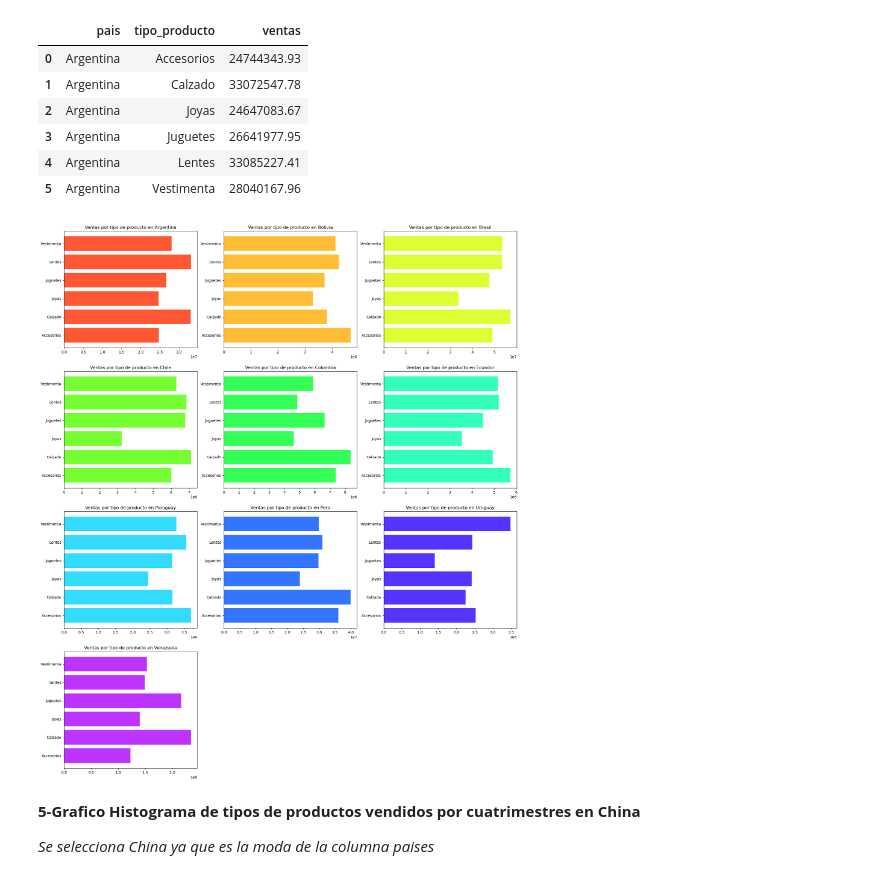
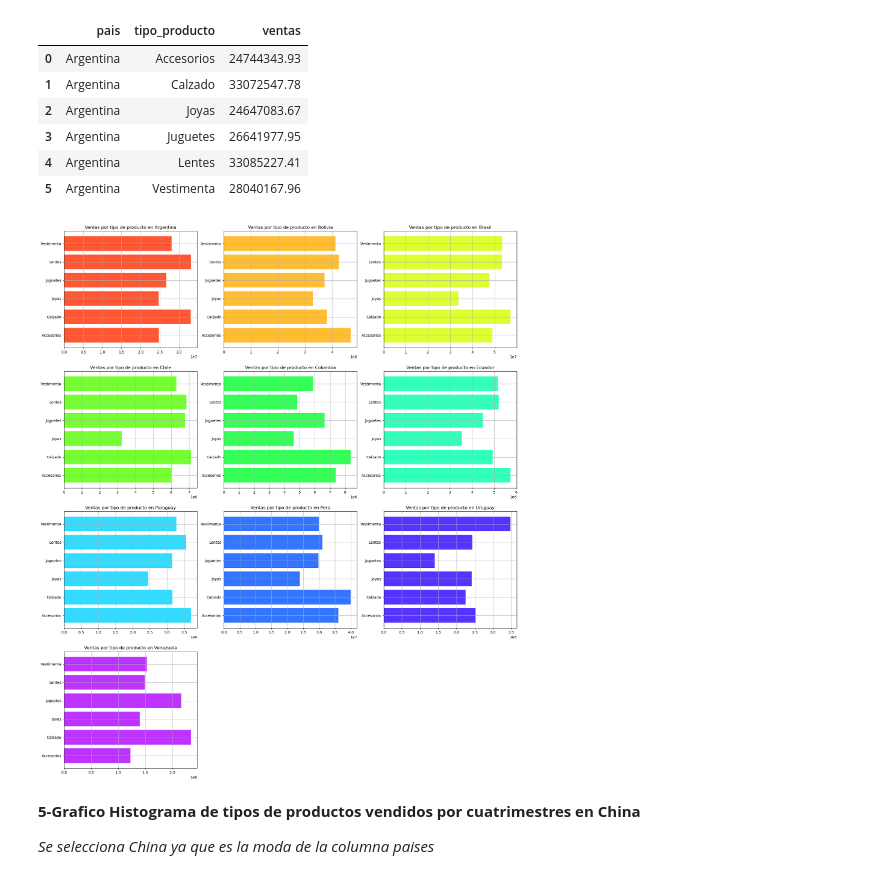
Before and after one commit to manuelpalomeque/ISPC--An-lisisDeDatos--DataBring, a Jupyter notebook: Proyecto Integrador - Analista de Datos - ISPC-Palomeque.ipynb, the cells around one changed output. Saved outputs shown, nothing was run; the diff lists cells and outputs as text; code cells hidden in the pictures.

```diff
--- a/Proyecto Integrador - Analista de Datos - ISPC-Palomeque.ipynb
+++ b/Proyecto Integrador - Analista de Datos - ISPC-Palomeque.ipynb
@@ -673,77 +755,67 @@ plt.figure(figsize=(22, 40))
 # Argentina
 plt.subplot(6,3,1)
 plt.barh(tipoProductoArgentina['tipo_producto'], tipoProductoArgentina['ventas'], color= "#FF5733")
-# plt.xlabel('Cantidad de ventas')
-# plt.ylabel('Tipo de producto')
 plt.title('Ventas por tipo de producto en Argentina')
+plt.grid(True)
 
 # Bolivia
 plt.subplot(6,3,2)
 plt.barh(tipoProductoBolivia['tipo_producto'], tipoProductoBolivia['ventas'], color= "#FFBD33")
-# plt.xlabel('Cantidad de ventas')
-# plt.ylabel('Tipo de producto')
 plt.title('Ventas por tipo de producto en Bolivia')
+plt.grid(True)
 
 # Brazil
 plt.subplot(6,3,3)
 plt.barh(tipoProductoBrazil['tipo_producto'], tipoProductoBrazil['ventas'], color= "#DBFF33")
-# plt.xlabel('Cantidad de ventas')
-# plt.ylabel('Tipo de producto')
 plt.title('Ventas por tipo de producto en Brasil')
+plt.grid(True)
 
 # Chile
 plt.subplot(6,3,4)
 plt.barh(tipoProductoChile['tipo_producto'], tipoProductoChile['ventas'], color= "#75FF33")
-# plt.xlabel('Cantidad de ventas')
-# plt.ylabel('Tipo de producto')
 plt.title('Ventas por tipo de producto en Chile')
+plt.grid(True)
 
 # Colombia
 plt.subplot(6,3,5)
 plt.barh(tipoProductoColombia['tipo_producto'], tipoProductoColombia['ventas'], color= "#33FF57")
-# plt.xlabel('Cantidad de ventas')
-# plt.ylabel('Tipo de producto')
 plt.title('Ventas por tipo de producto en Colombia')
+plt.grid(True)
 
 # Ecuador
 plt.subplot(6,3,6)
 plt.barh(tipoProductoEcuador['tipo_producto'], tipoProductoEcuador['ventas'], color= "#33FFBD")
-# plt.xlabel('Cantidad de ventas')
-# plt.ylabel('Tipo de producto')
 plt.title('Ventas por tipo de producto en Ecuador')
+plt.grid(True)
 
 # Paraguay
 plt.subplot(6,3,7)
 plt.barh(tipoProductoParaguay['tipo_producto'], tipoProductoParaguay['ventas'], color= "#33DBFF")
-# plt.xlabel('Cantidad de ventas')
-# plt.ylabel('Tipo de producto')
 plt.title('Ventas por tipo de producto en Paraguay')
+plt.grid(True)
 
 # Peru
 plt.subplot(6,3,8)
 plt.barh(tipoProductoPeru['tipo_producto'], tipoProductoPeru['ventas'], color= "#3375FF")
-# plt.xlabel('Cantidad de ventas')
-# plt.ylabel('Tipo de producto')
 plt.title('Ventas por tipo de producto en Perú')
+plt.grid(True)
 
 # Uruguay
 plt.subplot(6,3,9)
 plt.barh(tipoProductoUruguay['tipo_producto'], tipoProductoUruguay['ventas'], color= "#5733FF")
-# plt.xlabel('Cantidad de ventas')
-# plt.ylabel('Tipo de producto')
 plt.title('Ventas por tipo de producto en Uruguay')
+plt.grid(True)
 
 # Venezuela
 plt.subplot(6,3,10)
 plt.barh(tipoProductoVenezuela['tipo_producto'], tipoProductoVenezuela['ventas'], color='#BD33FF')
-# plt.xlabel('Cantidad de ventas')
-# plt.ylabel('Tipo de producto')
 plt.title('Ventas por tipo de producto en Venezuela')
+plt.grid(True)
 
 
 plt.show()
 # %% [output]
-[figure, old version]
+[figure, new version]
 # %% [markdown]
 **5-Grafico Histograma de  tipos de productos vendidos por cuatrimestres en China**
 
```
Also changed, not shown: parts of 5 cells of this notebook.
